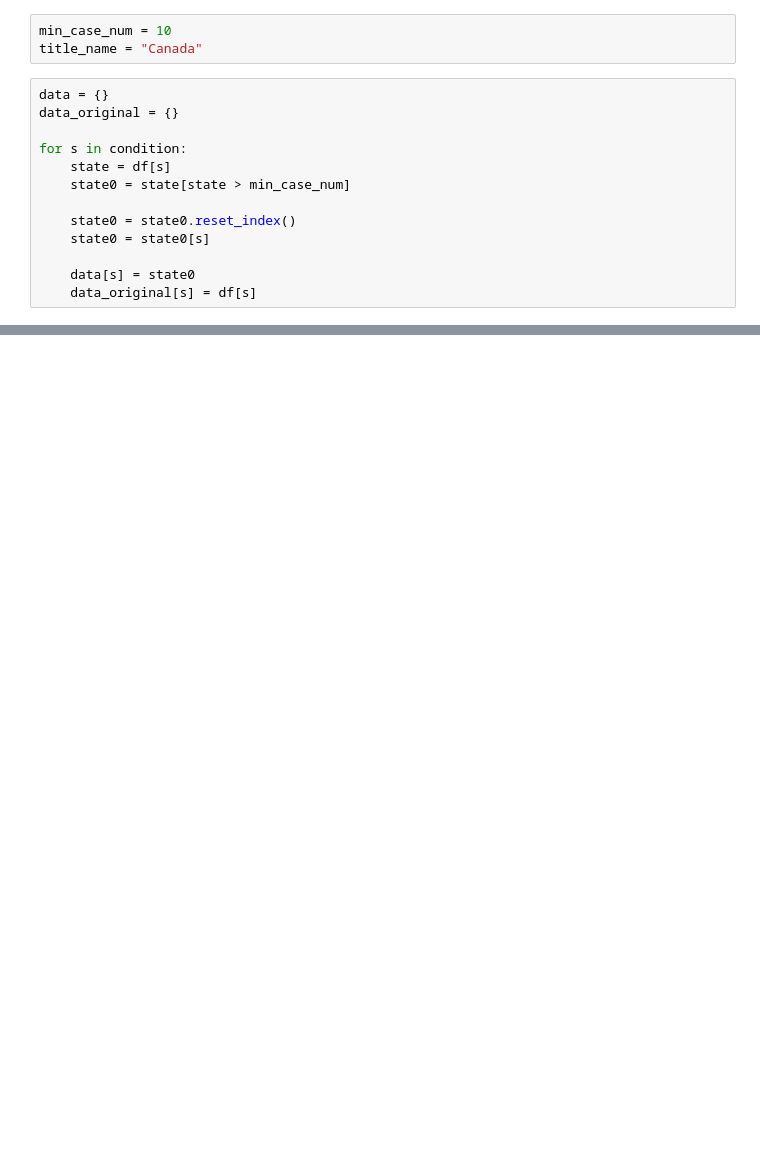
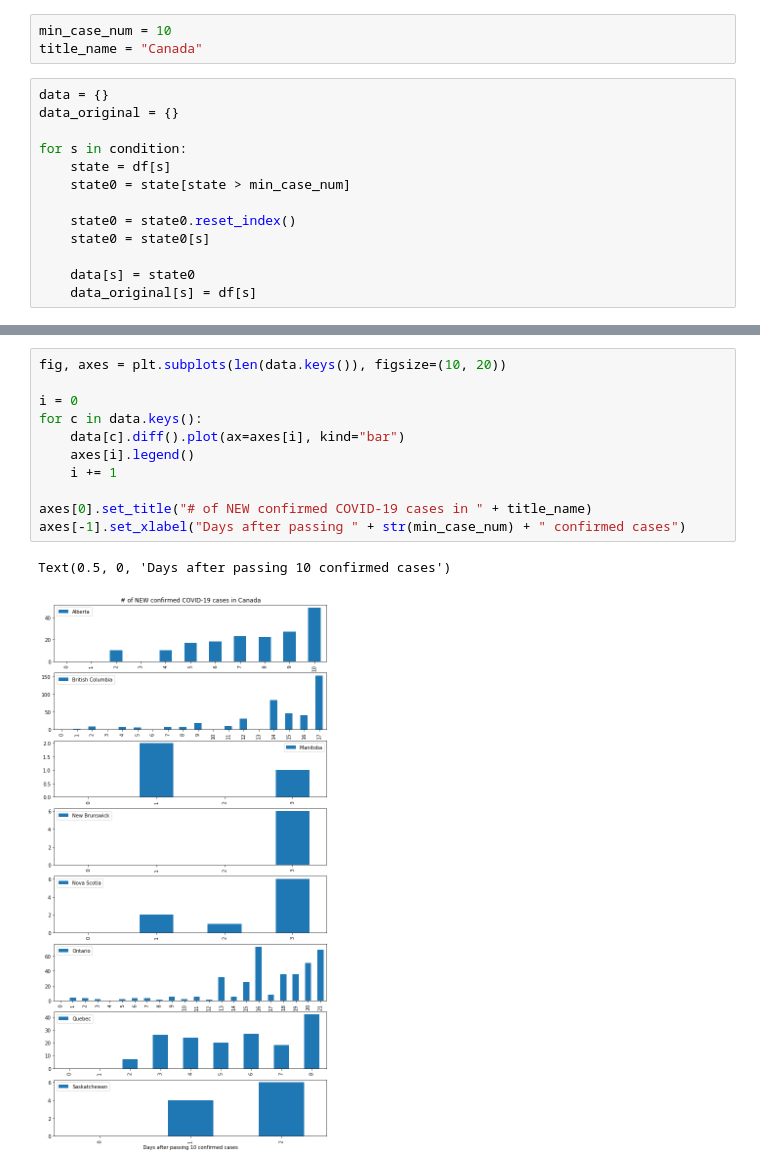
Before and after one commit to h8rry/COVID-19, a Jupyter notebook: graphs - Canada.ipynb, the cells around one changed output, grey strips where cells are left out. Cells and saved outputs as stored; diff of their text form; blank space fills up the shorter version.

```diff
--- a/graphs - Canada.ipynb
+++ b/graphs - Canada.ipynb
@@ -120,0 +130,14 @@ today.sum()
+# %%
+fig, axes = plt.subplots(len(data.keys()), figsize=(10, 20))
+
+i = 0
+for c in data.keys():
+    data[c].diff().plot(ax=axes[i], kind="bar")
+    axes[i].legend()
+    i += 1
+
+axes[0].set_title("# of NEW confirmed COVID-19 cases in " + title_name)
+axes[-1].set_xlabel("Days after passing " + str(min_case_num) + " confirmed cases")
+# %% [output]
+Text(0.5, 0, 'Days after passing 10 confirmed cases')
+[figure, added]
```
Also changed, not shown: parts of 11 cells of this notebook, 2 other files.
